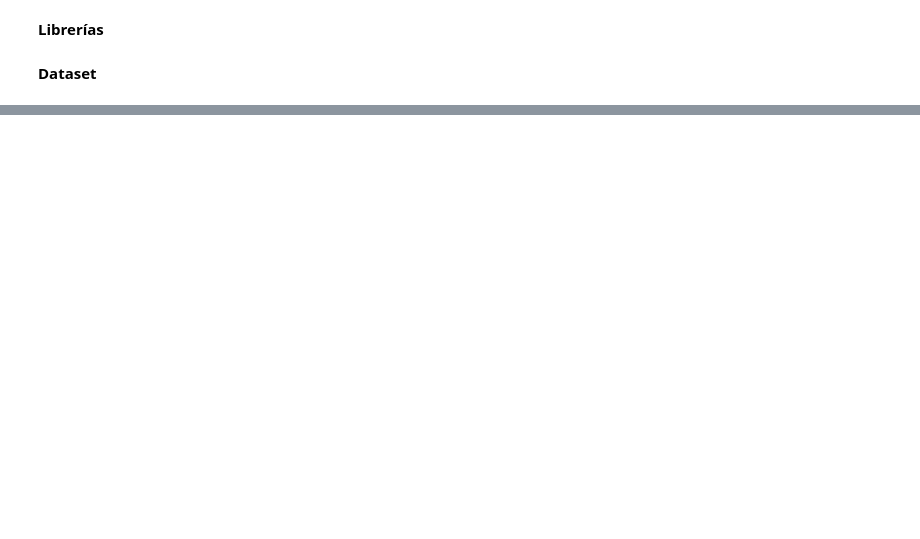
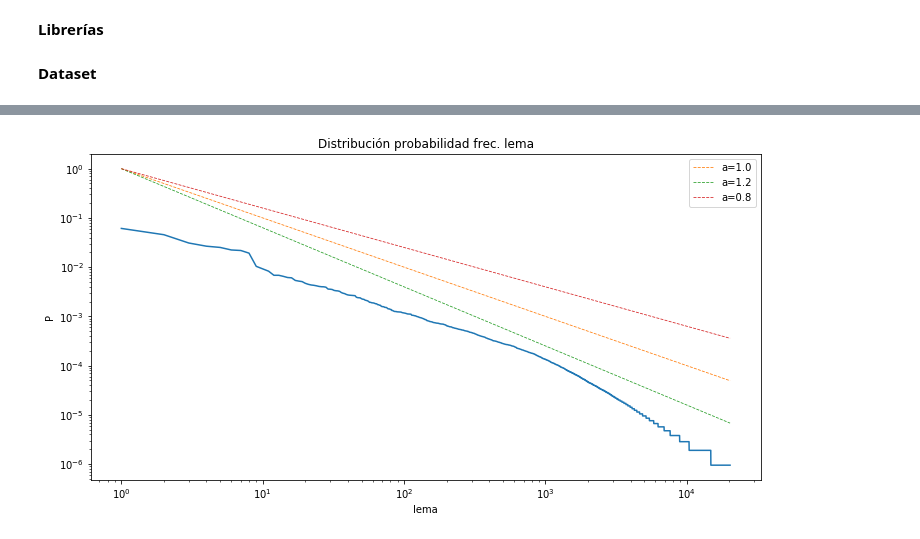
Before and after one commit to mibanez-parraguez/INF395-Tarea2, a Jupyter notebook: T2_p1.ipynb, the cells around one changed output, grey strips where cells are left out. Drawn from its saved outputs; the diff is of its cells as text; code cells hidden in the pictures; blank space fills up the shorter version.

```diff
--- a/T2_p1.ipynb
+++ b/T2_p1.ipynb
@@ -46,0 +115,22 @@ b'Skipping line 281837: expected 25 fields, saw 34\n'
+# %%
+# zipf's law
+zipf_i = lambda a, i : 1/np.power(i,a)
+vzipf = np.vectorize(zipf_i)
+
+# Frecuencia palabras (lemma)
+lemma_pmf = dataset["lemma"].value_counts(normalize=True)
+
+# PLOT
+bins = range(1, lemma_pmf.count()+1)
+fig, ax = plt.subplots(figsize=(12, 6))
+ax.loglog(bins, lemma_pmf.values)
+ax.loglog(bins, vzipf(1, bins), '--', lw=0.8, label="a={:1.1f}".format(1))
+ax.loglog(bins, vzipf(1.2, bins), '--', lw=0.8, label="a={:1.1f}".format(1.2))
+ax.loglog(bins, vzipf(.8, bins), '--', lw=0.8, label="a={:1.1f}".format(0.8))
+ax.set_xlabel('lema')
+ax.set_ylabel('P')
+ax.set_title("Distribución probabilidad frec. lema")
+plt.legend()
+plt.show()
+# %% [output]
+[figure, added]
```
Also changed, not shown: parts of 86 cells of this notebook.
